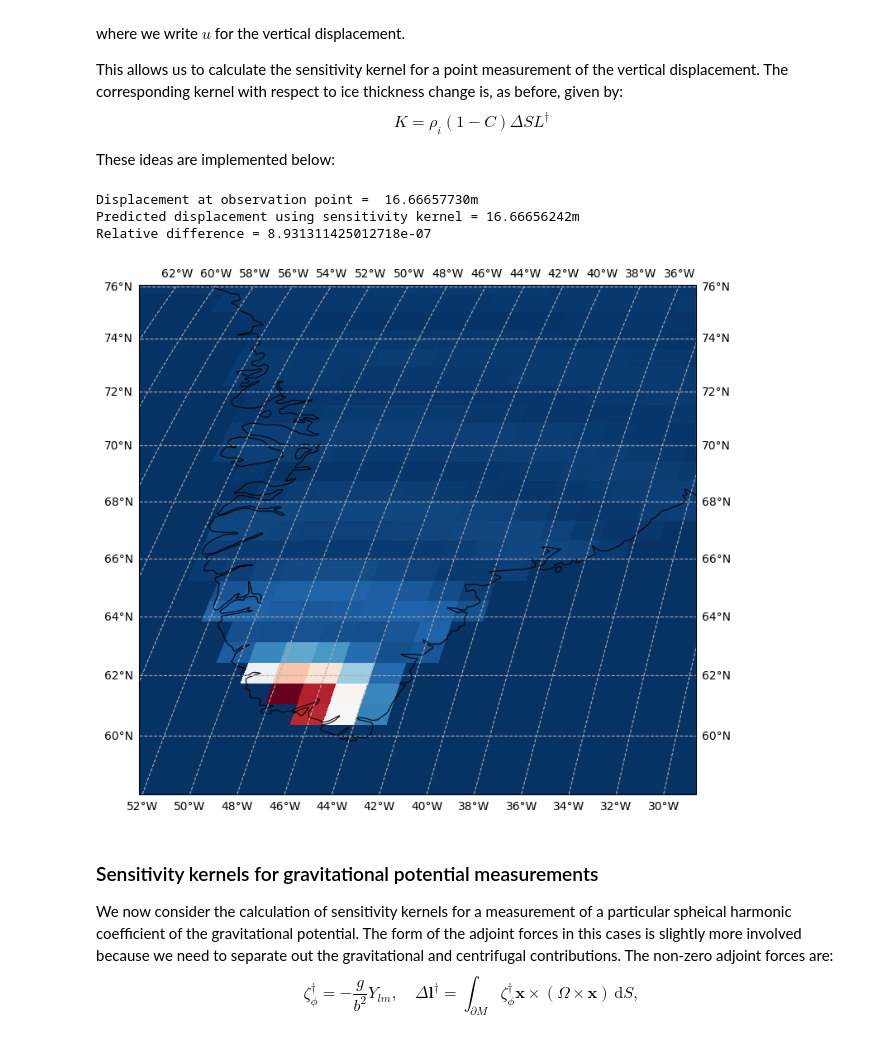
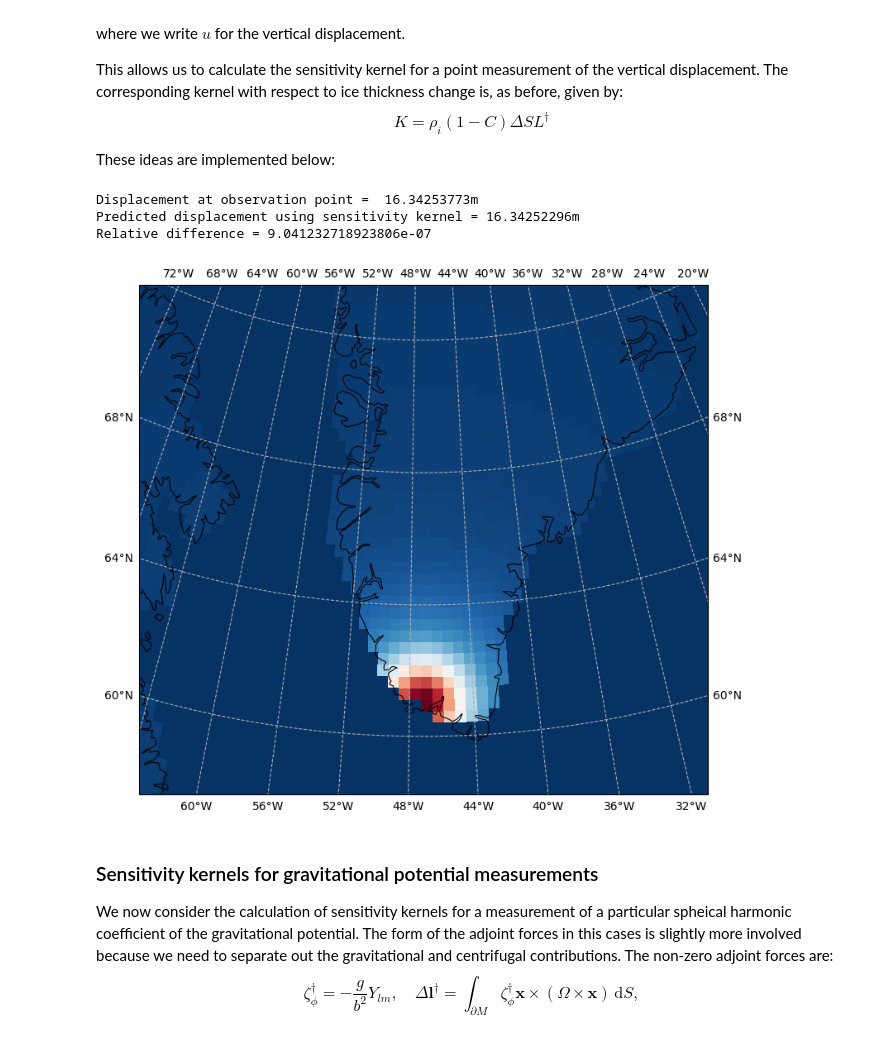
Before and after one commit to da380/pyslfp, a Jupyter notebook: tutorials/t4.ipynb, the cells around one changed output. Cells and saved outputs as stored; diff of their text form; code cells hidden in the pictures.

```diff
--- a/tutorials/t4.ipynb
+++ b/tutorials/t4.ipynb
@@ -36,58 +139,69 @@ $$
 
 These ideas are implemented below:
 # %%
-# Import necessary modules for this notebook.
-import numpy as np
-import matplotlib.pyplot as plt
-from pyslfp import FingerPrint
-
-# Set up the fingerprint instance.
-fingerprint = FingerPrint(lmax = 128)
-fingerprint.set_state_from_ice_ng()
-
 # Set the observation point for SENU GPS station in Greenland
 lat = 61.0696
 lon = -47.1413
 
 
 # Set the direct load
 direct_load = fingerprint.northern_hemisphere_load()
 
 # Solve the forward problem
-_, displacement, _, _ = fingerprint(direct_load=direct_load, rtol = 1e-9)
+_, displacement, _, _ = fingerprint(direct_load=direct_load, rtol=1e-9)
 
 
 # Get the displacement at the observation point.
 displacement_observed = fingerprint.point_evaulation(displacement, lat, lon)
 
 # Set the adjoint displacement load. In this case we use a method that
 # does the calculation for us. Other adjoing force terms are returned as
 #  None and here ignored.
 adjoint_displacement_load = -1 * fingerprint.point_load(lat, lon)
 
 # Solve the adjoint problem.
-adjoint_sea_level_change, _, _, _ = fingerprint(displacement_load=adjoint_displacement_load, rtol = 1e-9)
+adjoint_sea_level_change, _, _, _ = fingerprint(
+    displacement_load=adjoint_displacement_load,
+    rtol=1e-9
+)
 
 
 # Print the observed value and prediction via sensitivity kernel
-print(f'Displacement at observation point =  {displacement_observed:.8f}m')
+print(f"Displacement at observation point =  {displacement_observed:.8f}m")
 displacement_prediction = fingerprint.integrate(adjoint_sea_level_change * direct_load)
-print(f'Predicted displacement using sensitivity kernel = {displacement_prediction:.8f}m')
-print(f'Relative difference = {np.abs(displacement_observed-displacement_prediction)/np.abs(displacement_observed)}')
+print(
+    f"Predicted displacement using sensitivity kernel = {displacement_prediction:.8f}m"
+)
+print(
+    f"Relative difference = {np.abs(displacement_observed-displacement_prediction)/np.abs(displacement_observed)}\n"
+)
 
 # Recalculate a smoothed kernel for plotting. In this case we use a method that does the
 # calculation for us. Other adjoint force terms are returned and None and here ignored.
-_, adjoint_displacement_load, _, _ = fingerprint.adjoint_loads_for_displacement_point_measurement(lat, lon, smoothing_angle=0.5)
-adjoint_sea_level_change, _, _, _ = fingerprint(displacement_load=adjoint_displacement_load, rtol = 1e-9)
+_, adjoint_displacement_load, _, _ = (
+    fingerprint.adjoint_loads_for_displacement_point_measurement(
+        lat, lon, smoothing_angle=1.0
+    )
+)
+adjoint_sea_level_change, _, _, _ = fingerprint(
+    displacement_load=adjoint_displacement_load,
+    rtol=1e-9
+)
 kernel = fingerprint.direct_load_from_ice_thickness_change(adjoint_sea_level_change)
 
-fig, ax, im = fingerprint.plot(kernel, map_extent=[lon-5, lon+12, lat-3, lat+15], lat_interval = 2, lon_interval = 2)
+fig, ax, im = fingerprint.plot(
+    kernel,
+    projection=ccrs.Orthographic(central_longitude=lon, central_latitude=lat + 8),
+    map_extent=[lon - 16, lon + 16, lat - 4, lat + 12],
+    lat_interval=4,
+    lon_interval=4,
+)
 plt.show()
 # %% [output]
-Displacement at observation point =  16.66657730m
-Predicted displacement using sensitivity kernel = 16.66656242m
-Relative difference = 8.931311425012718e-07
+Displacement at observation point =  16.34253773m
+Predicted displacement using sensitivity kernel = 16.34252296m
+Relative difference = 9.041232718923806e-07
-[figure, old version]
+[figure, new version]
 # %% [markdown]
 ### Sensitivity kernels for gravitational potential measurements
 
```
Also changed, not shown: parts of 3 cells of this notebook, 10 other files.
